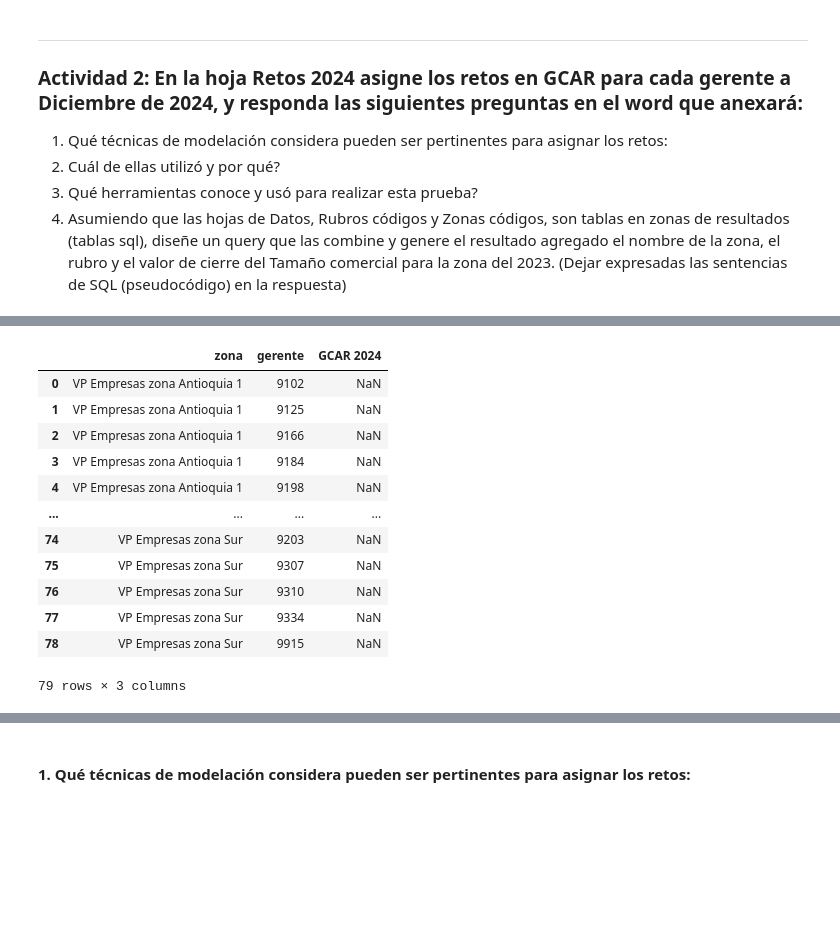
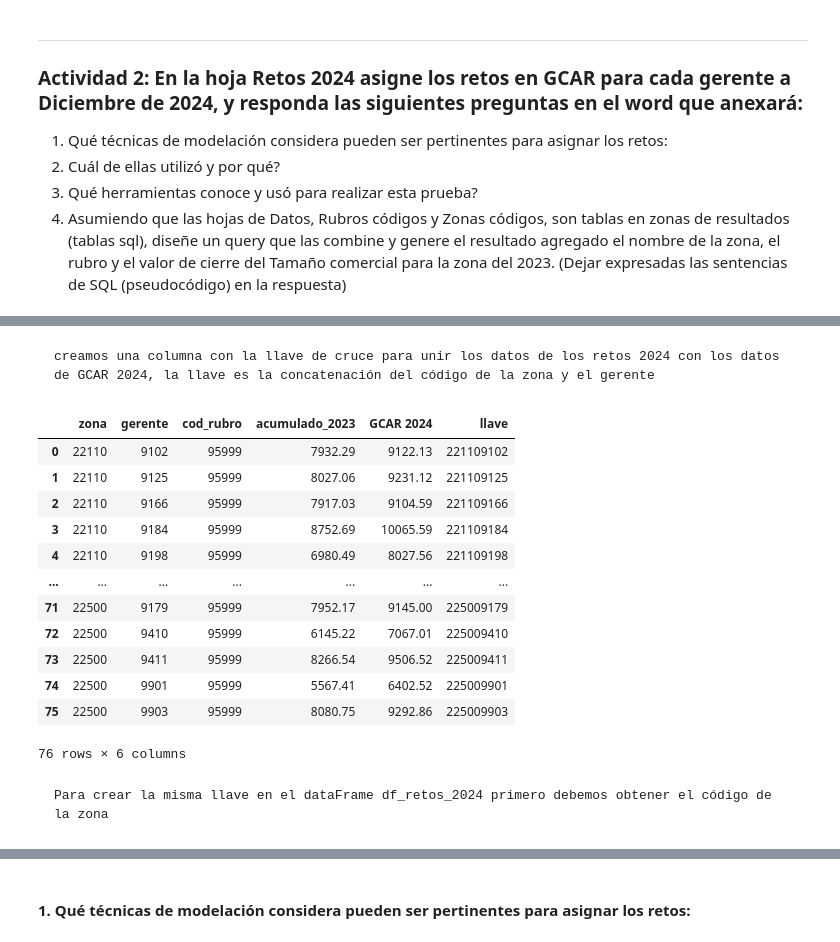
Before and after one commit to EdissonPO/prueba_tecnica_analitico, a Jupyter notebook: notebook.ipynb, the cells around one changed output, grey strips where cells are left out. Drawn from its saved outputs; the diff is of its cells as text; code cells hidden in the pictures; blank space fills up the shorter version.

Commit message:
Se asignaron los retos para 2024 y se crearon tablas en la LZ para crear la query del numeral 4 de la actividad 2

```diff
--- a/notebook.ipynb
+++ b/notebook.ipynb
@@ -188,2 +205,4 @@ NameError: name 'pd' is not defined
 # %%
 df_datos_GCAR = df_datos.loc[df_datos['cod_rubro'] == 95999].copy()
+df_datos_GCAR = df_datos_GCAR.loc[: , ['zona', 'gerente', 'cod_rubro', 'acumulado_2023']]
+df_datos_GCAR
@@ -208,16 +242,21 @@ df_datos_GCAR
-# %%
-df_retos_2024
-# %% [output]
-|  | zona | gerente | GCAR 2024 |
-| 0 | VP Empresas zona Antioquia 1 | 9102 | NaN |
-| 1 | VP Empresas zona Antioquia 1 | 9125 | NaN |
-| 2 | VP Empresas zona Antioquia 1 | 9166 | NaN |
-| 3 | VP Empresas zona Antioquia 1 | 9184 | NaN |
-| 4 | VP Empresas zona Antioquia 1 | 9198 | NaN |
-| ... | ... | ... | ... |
-| 74 | VP Empresas zona Sur | 9203 | NaN |
-| 75 | VP Empresas zona Sur | 9307 | NaN |
-| 76 | VP Empresas zona Sur | 9310 | NaN |
-| 77 | VP Empresas zona Sur | 9334 | NaN |
-| 78 | VP Empresas zona Sur | 9915 | NaN |
-79 rows × 3 columns
+# %% [markdown]
+    creamos una columna con la llave de cruce para unir los datos de los retos 2024 con los datos de GCAR 2024, la llave es la concatenación del código de la zona y el gerente
+# %%
+df_datos_GCAR['llave'] = df_datos_GCAR['zona'].astype(str) + df_datos_GCAR['gerente'].astype(str)
+df_datos_GCAR
+# %% [output]
+|  | zona | gerente | cod_rubro | acumulado_2023 | GCAR 2024 | llave |
+| 0 | 22110 | 9102 | 95999 | 7932.29 | 9122.13 | 221109102 |
+| 1 | 22110 | 9125 | 95999 | 8027.06 | 9231.12 | 221109125 |
+| 2 | 22110 | 9166 | 95999 | 7917.03 | 9104.59 | 221109166 |
+| 3 | 22110 | 9184 | 95999 | 8752.69 | 10065.59 | 221109184 |
+| 4 | 22110 | 9198 | 95999 | 6980.49 | 8027.56 | 221109198 |
+| ... | ... | ... | ... | ... | ... | ... |
+| 71 | 22500 | 9179 | 95999 | 7952.17 | 9145.00 | 225009179 |
+| 72 | 22500 | 9410 | 95999 | 6145.22 | 7067.01 | 225009410 |
+| 73 | 22500 | 9411 | 95999 | 8266.54 | 9506.52 | 225009411 |
+| 74 | 22500 | 9901 | 95999 | 5567.41 | 6402.52 | 225009901 |
+| 75 | 22500 | 9903 | 95999 | 8080.75 | 9292.86 | 225009903 |
+76 rows × 6 columns
+# %% [markdown]
+    Para crear la misma llave en el dataFrame df_retos_2024 primero debemos obtener el código de la zona
```
Also changed, not shown: parts of 34 cells of this notebook, 2 other files.
